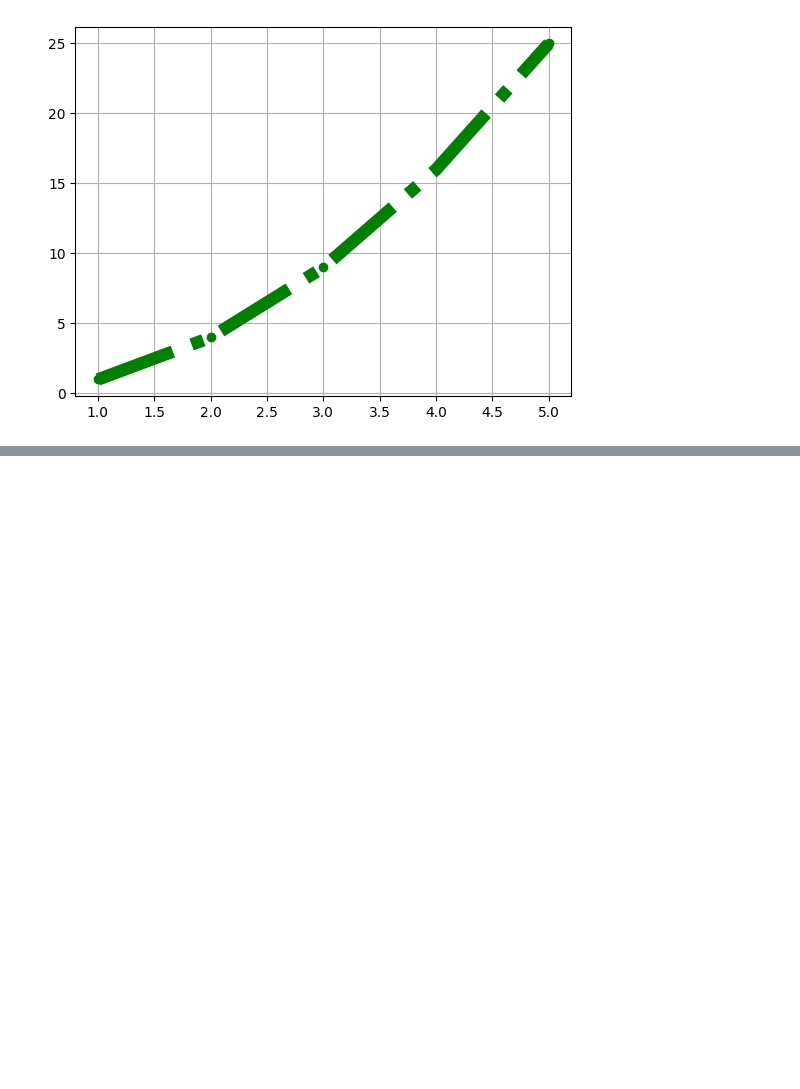
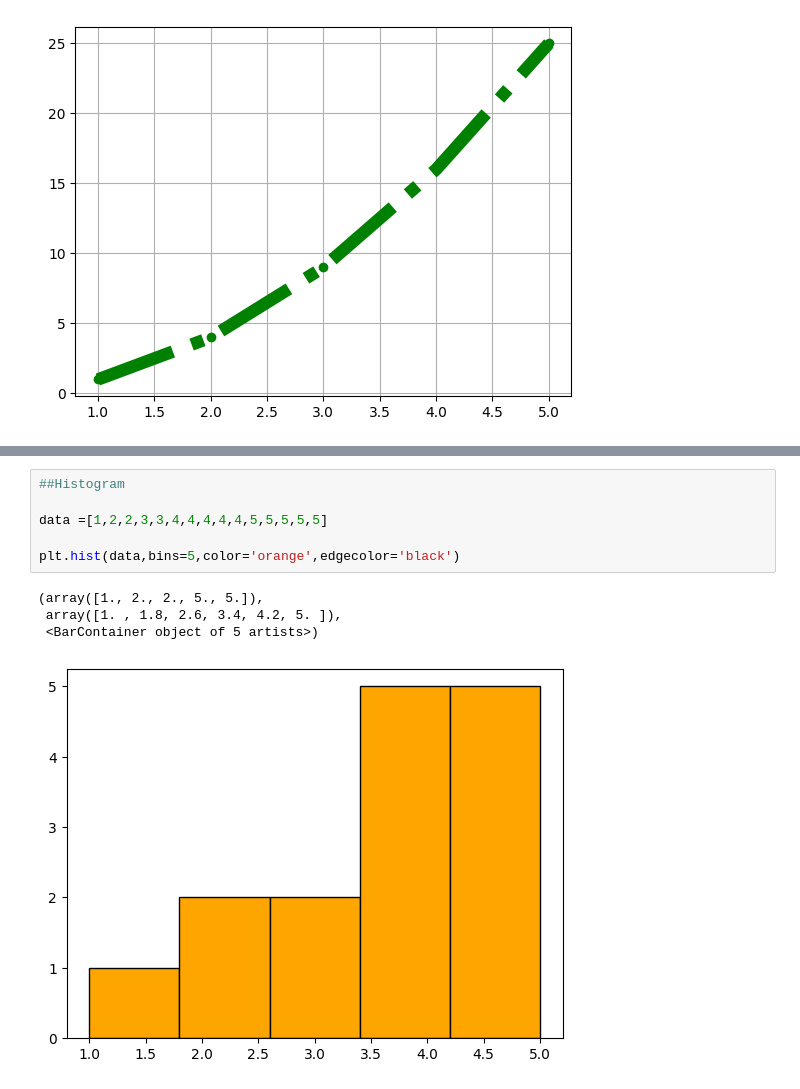
Before and after one commit to Siddhant-gupta16/data, a Jupyter notebook: basic_python1/Matplotlib.ipynb, the cells around one changed output, grey strips where cells are left out. Saved outputs shown, nothing was run; the diff lists cells and outputs as text; blank space fills up the shorter version.

```diff
--- a/basic_python1/Matplotlib.ipynb
+++ b/basic_python1/Matplotlib.ipynb
@@ -44,0 +82,11 @@ plt.grid()
+# %%
+##Histogram
+
+data =[1,2,2,3,3,4,4,4,4,4,5,5,5,5,5]
+
+plt.hist(data,bins=5,color='orange',edgecolor='black')
+# %% [output]
+(array([1., 2., 2., 5., 5.]),
+ array([1. , 1.8, 2.6, 3.4, 4.2, 5. ]),
+ <BarContainer object of 5 artists>)
+[figure, added]
```
Also changed, not shown: parts of 8 cells of this notebook.
